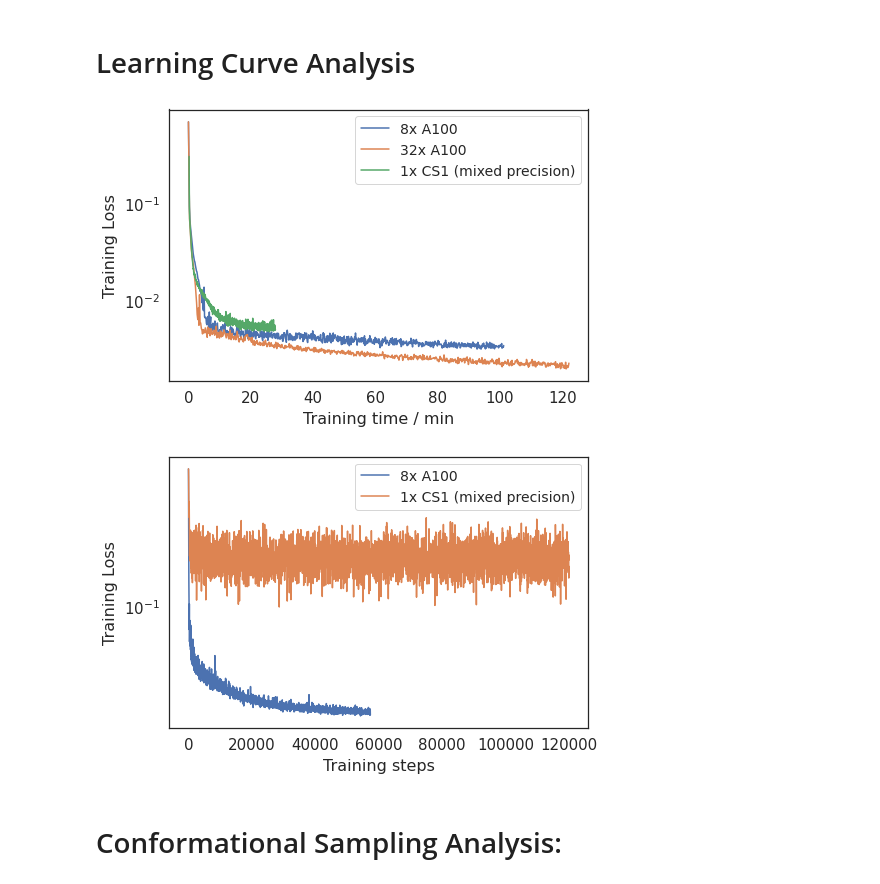
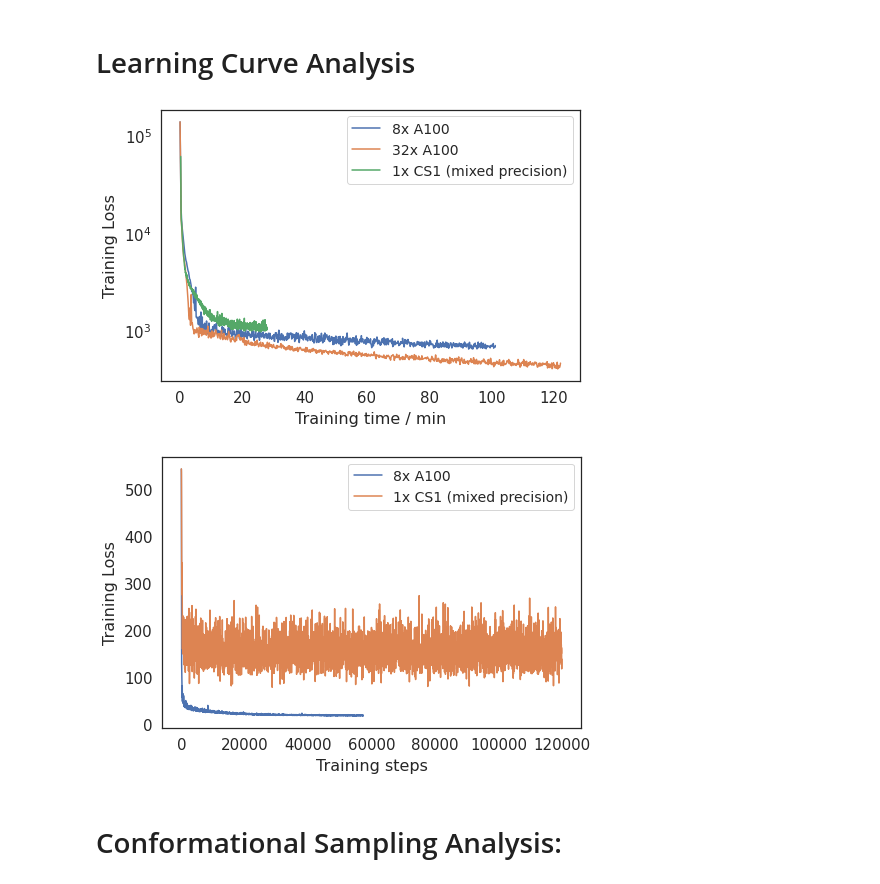
Before and after one commit to braceal/PASC21-Stream-AI-MD, a Jupyter notebook: misha.ipynb, the cells around one changed output. Drawn from its saved outputs; the diff is of its cells as text; code cells hidden in the pictures.

```diff
--- a/misha.ipynb
+++ b/misha.ipynb
@@ -95,18 +95,18 @@ Scanning md_runs for start/end times (this takes a while...)
 p = Path("/projects/RL-fold/msalim/production-runs/pasc/")
 paths = [p/"nsp1016_448_gpu.1", p/"nsp1016_448_gpu.2", p/"nsp1016_448_cs1.3"]
 labels = ["8x A100", "32x A100", "1x CS1 (mixed precision)"]
-plot_losses(paths, labels=labels, scale=1.0/448.0**2, as_time=True)
+plot_losses(paths, labels=labels,  as_time=True)
 save_fig("learning_curves_nsp1016")
 # %% [output]
-[figure, old version]
+[figure, new version]
 # %%
 p = Path("/projects/RL-fold/msalim/production-runs/pasc/")
 paths = [p/"bba_28_gpu.1", p/"bba_28_cs1.1"]
 labels = ["8x A100", "1x CS1 (mixed precision)"]
-plot_losses(paths, labels=labels, scale=1.0/28.0**2, as_time=False, log_scale=False)
+plot_losses(paths, labels=labels, as_time=False, log_scale=False)
 save_fig("learning_curves_bba")
 # %% [output]
-[figure, old version]
+[figure, new version]
 # %% [markdown]
 # Conformational Sampling Analysis:
 # %%
```
Also changed, not shown: parts of 5 cells of this notebook, 14 other files.
